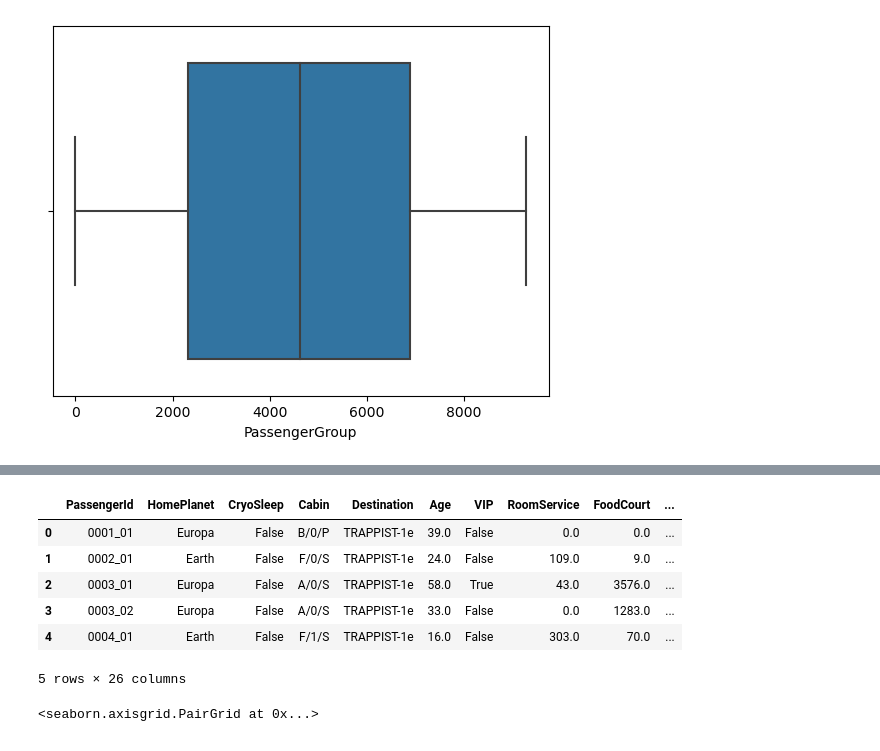
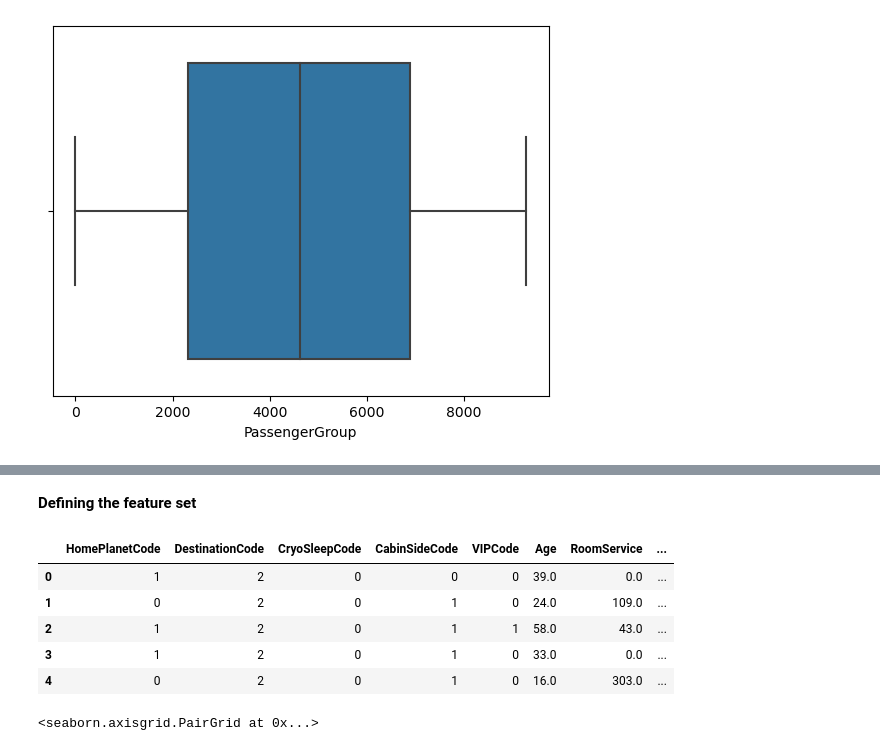
Before and after one commit to kartikgupta89/datascience-kaggle, a Jupyter notebook: c2-spaceship-titanic.ipynb, the cells around one changed output, grey strips where cells are left out. Cells and saved outputs as stored; diff of their text form; code cells hidden in the pictures.

```diff
--- a/c2-spaceship-titanic.ipynb
+++ b/c2-spaceship-titanic.ipynb
@@ -274,7 +274,12 @@ A     256
 T       5
 Name: CabinDeck, dtype: int64
 # %%
-train_data['CabinDeckCode'] = le.fit_transform(train_data['CabinDeck'])
-test_data['CabinDeckCode'] = le.fit_transform(test_data['CabinDeck'])
-train_data['CabinDeckCode'].value_counts()
+# train_data['CabinDeckCode'] = le.fit_transform(train_data['CabinDeck'])
+# test_data['CabinDeckCode'] = le.fit_transform(test_data['CabinDeck'])
+
+train_CabinDeck_encoded = pd.get_dummies(train_data['CabinDeck'], prefix='CabinDeck')
+test_CabinDeck_encoded = pd.get_dummies(test_data['CabinDeck'], prefix='CabinDeck')
+
+train_CabinDeck_encoded
+# train_data['CabinDeckCode'].value_counts()
 # %% [output]
@@ -397,10 +419,27 @@ sns.histplot(data=train_data, x='PassengerNum')
+# %% [markdown]
+**Defining the feature set**
+# %%
+features = ['HomePlanetCode','DestinationCode',
+            'CryoSleepCode',
+#             'CabinDeckCode',
+            'CabinSideCode',
+            'VIPCode',
+            'Age',
+#             'PassengerGroup',
+#             'PassengerNum',
+            'RoomService','FoodCourt','ShoppingMall','Spa','VRDeck'
+           ]
+
+X = pd.concat([train_data[features], train_CabinDeck_encoded], axis=1)
+y = train_data['TransportedCode']
+
+X_test = pd.concat([test_data[features], test_CabinDeck_encoded], axis=1)
 # %%
-train_data.head()
+X.head()
 # %% [output]
-|  | PassengerId | HomePlanet | CryoSleep | Cabin | Destination | Age | VIP | RoomService | FoodCourt | ... |
-| 0 | 0001_01 | Europa | False | B/0/P | TRAPPIST-1e | 39.0 | False | 0.0 | 0.0 | ... |
-| 1 | 0002_01 | Earth | False | F/0/S | TRAPPIST-1e | 24.0 | False | 109.0 | 9.0 | ... |
-| 2 | 0003_01 | Europa | False | A/0/S | TRAPPIST-1e | 58.0 | True | 43.0 | 3576.0 | ... |
-| 3 | 0003_02 | Europa | False | A/0/S | TRAPPIST-1e | 33.0 | False | 0.0 | 1283.0 | ... |
-| 4 | 0004_01 | Earth | False | F/1/S | TRAPPIST-1e | 16.0 | False | 303.0 | 70.0 | ... |
+|  | HomePlanetCode | DestinationCode | CryoSleepCode | CabinSideCode | VIPCode | Age | RoomService | ... |
+| 0 | 1 | 2 | 0 | 0 | 0 | 39.0 | 0.0 | ... |
+| 1 | 0 | 2 | 0 | 1 | 0 | 24.0 | 109.0 | ... |
+| 2 | 1 | 2 | 0 | 1 | 1 | 58.0 | 43.0 | ... |
+| 3 | 1 | 2 | 0 | 1 | 0 | 33.0 | 0.0 | ... |
+| 4 | 0 | 2 | 0 | 1 | 0 | 16.0 | 303.0 | ... |
-5 rows × 26 columns
```
Also changed, not shown: parts of 25 cells of this notebook.
